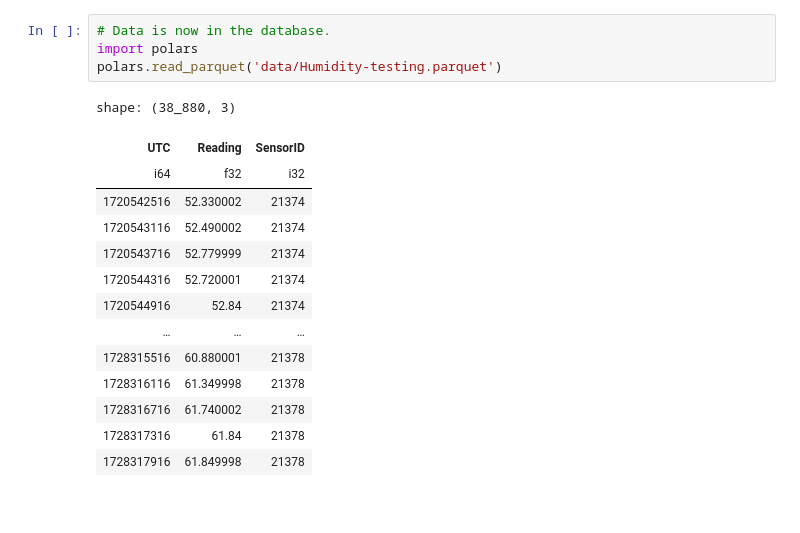
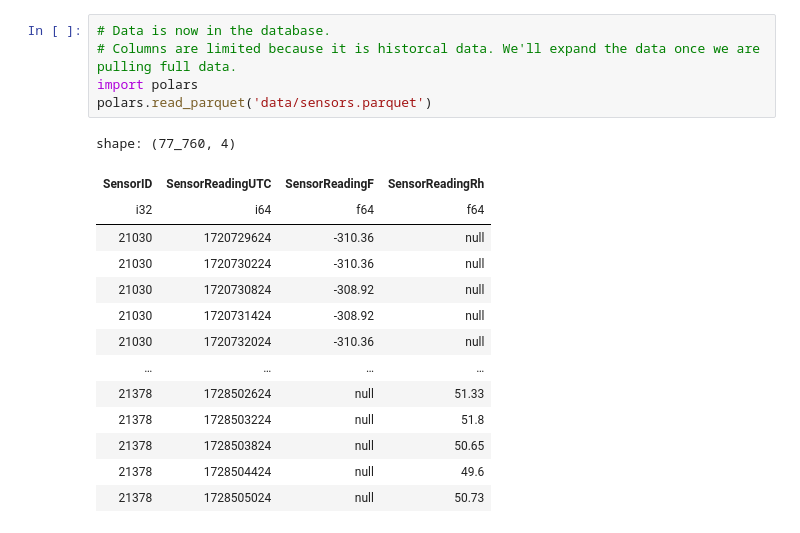
Before and after one commit to Environmental-Pipeline/environmental-sensor-poc, a Jupyter notebook: example.ipynb, the cells around one changed output. Drawn from its saved outputs; the diff is of its cells as text.

Commit message:
New data format.

```diff
--- a/example.ipynb
+++ b/example.ipynb
@@ -35,19 +28,20 @@ with open('data/EnvironmentData.log', 'r') as file:
 # %%
 # Data is now in the database.
+# Columns are limited because it is historcal data. We'll expand the data once we are pulling full data.
 import polars
-polars.read_parquet('data/Humidity-testing.parquet')
+polars.read_parquet('data/sensors.parquet')
 # %% [output]
-shape: (38_880, 3)
+shape: (77_760, 4)
-| UTC | Reading | SensorID |
-| i64 | f32 | i32 |
-| 1720542516 | 52.330002 | 21374 |
-| 1720543116 | 52.490002 | 21374 |
-| 1720543716 | 52.779999 | 21374 |
-| 1720544316 | 52.720001 | 21374 |
-| 1720544916 | 52.84 | 21374 |
-| … | … | … |
-| 1728315516 | 60.880001 | 21378 |
-| 1728316116 | 61.349998 | 21378 |
-| 1728316716 | 61.740002 | 21378 |
-| 1728317316 | 61.84 | 21378 |
-| 1728317916 | 61.849998 | 21378 |
+| SensorID | SensorReadingUTC | SensorReadingF | SensorReadingRh |
+| i32 | i64 | f64 | f64 |
+| 21030 | 1720729624 | -310.36 | null |
+| 21030 | 1720730224 | -310.36 | null |
+| 21030 | 1720730824 | -308.92 | null |
+| 21030 | 1720731424 | -308.92 | null |
+| 21030 | 1720732024 | -310.36 | null |
+| … | … | … | … |
+| 21378 | 1728502624 | null | 51.33 |
+| 21378 | 1728503224 | null | 51.8 |
+| 21378 | 1728503824 | null | 50.65 |
+| 21378 | 1728504424 | null | 49.6 |
+| 21378 | 1728505024 | null | 50.73 |
```
Also changed, not shown: parts of 9 cells of this notebook, 5 other files.
